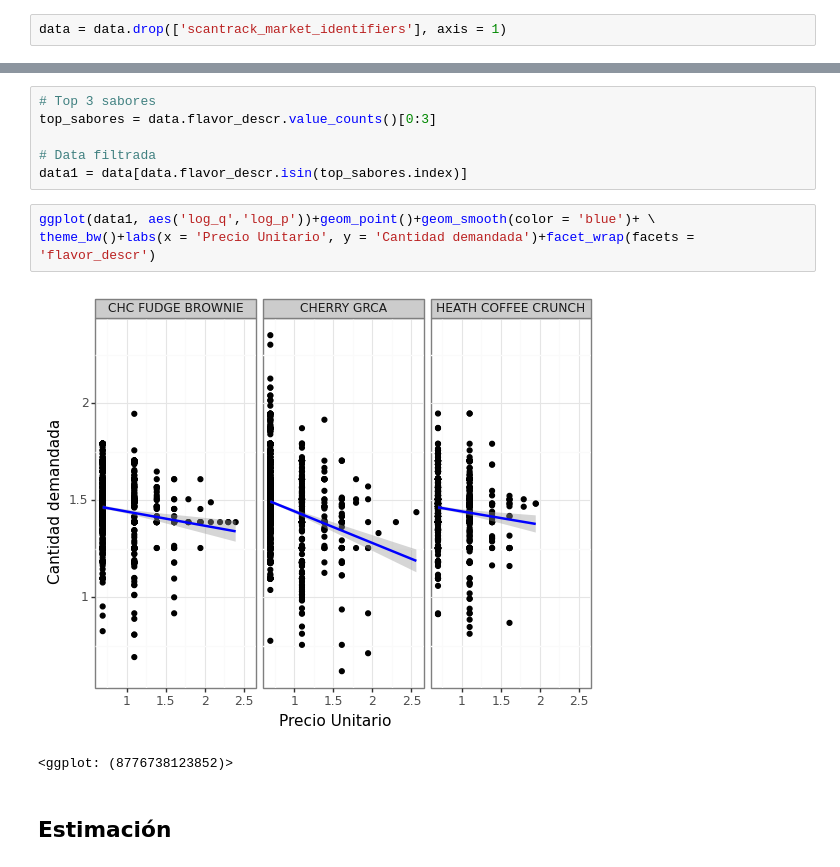
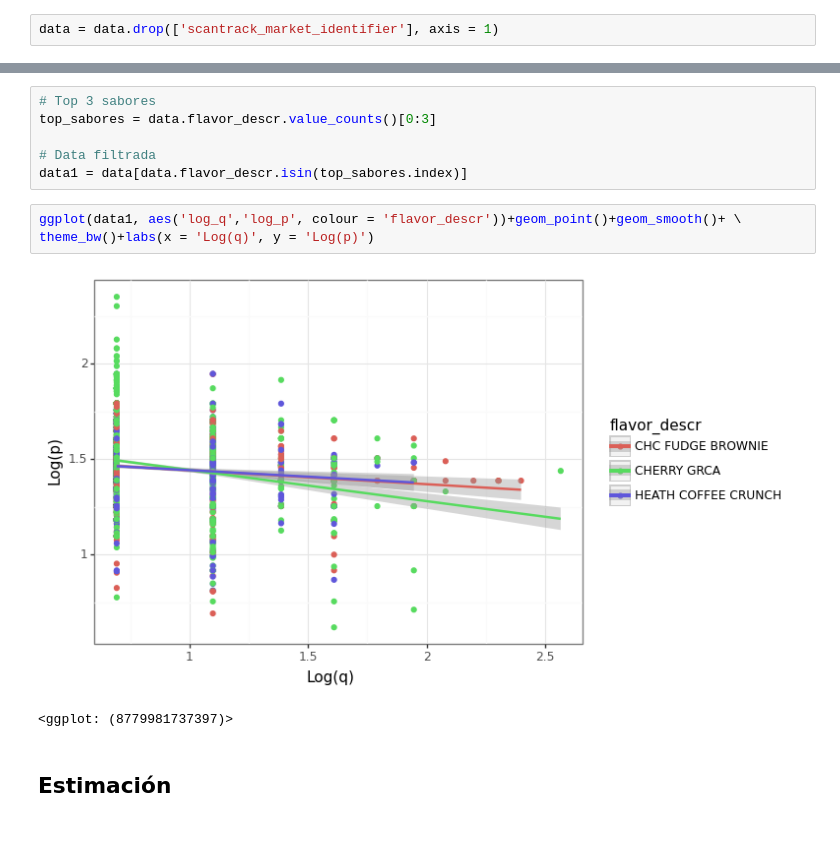
Before and after one commit to isidorogu/ITAM_Eco_computacional, a Jupyter notebook: Tareas/Tarea 1, Regression, HD Inference/Tarea1.ipynb, the cells around one changed output, grey strips where cells are left out. Drawn from its saved outputs; the diff is of its cells as text; blank space fills up the shorter version.

```diff
--- a/Tareas/Tarea 1, Regression, HD Inference/Tarea1.ipynb
+++ b/Tareas/Tarea 1, Regression, HD Inference/Tarea1.ipynb
@@ -329,4 +339,4 @@ data.describe(include='all', percentiles = [0.05, 0.1, 0.25, 0.5, 0.75, 0.9, 0.9
 - `household_composition`
 - `race`
 # %%
-data = data.drop(['scantrack_market_identifiers'], axis = 1)
+data = data.drop(['scantrack_market_identifier'], axis = 1)
@@ -475,11 +473,11 @@ top_sabores = data.flavor_descr.value_counts()[0:3]
 # Data filtrada
 data1 = data[data.flavor_descr.isin(top_sabores.index)]
 # %%
-ggplot(data1, aes('log_q','log_p'))+geom_point()+geom_smooth(color = 'blue')+ \
-theme_bw()+labs(x = 'Precio Unitario', y = 'Cantidad demandada')+facet_wrap(facets = 'flavor_descr')
+ggplot(data1, aes('log_q','log_p', colour = 'flavor_descr'))+geom_point()+geom_smooth()+ \
+theme_bw()+labs(x = 'Log(q)', y = 'Log(p)')
 # %% [output]
-[figure, old version]
+[figure, new version]
-<ggplot: (8776738123852)>
+<ggplot: (8779981737397)>
 # %% [markdown]
 ## Estimación
 # %% [markdown]
```
Also changed, not shown: parts of 32 cells of this notebook, 55 other files.
